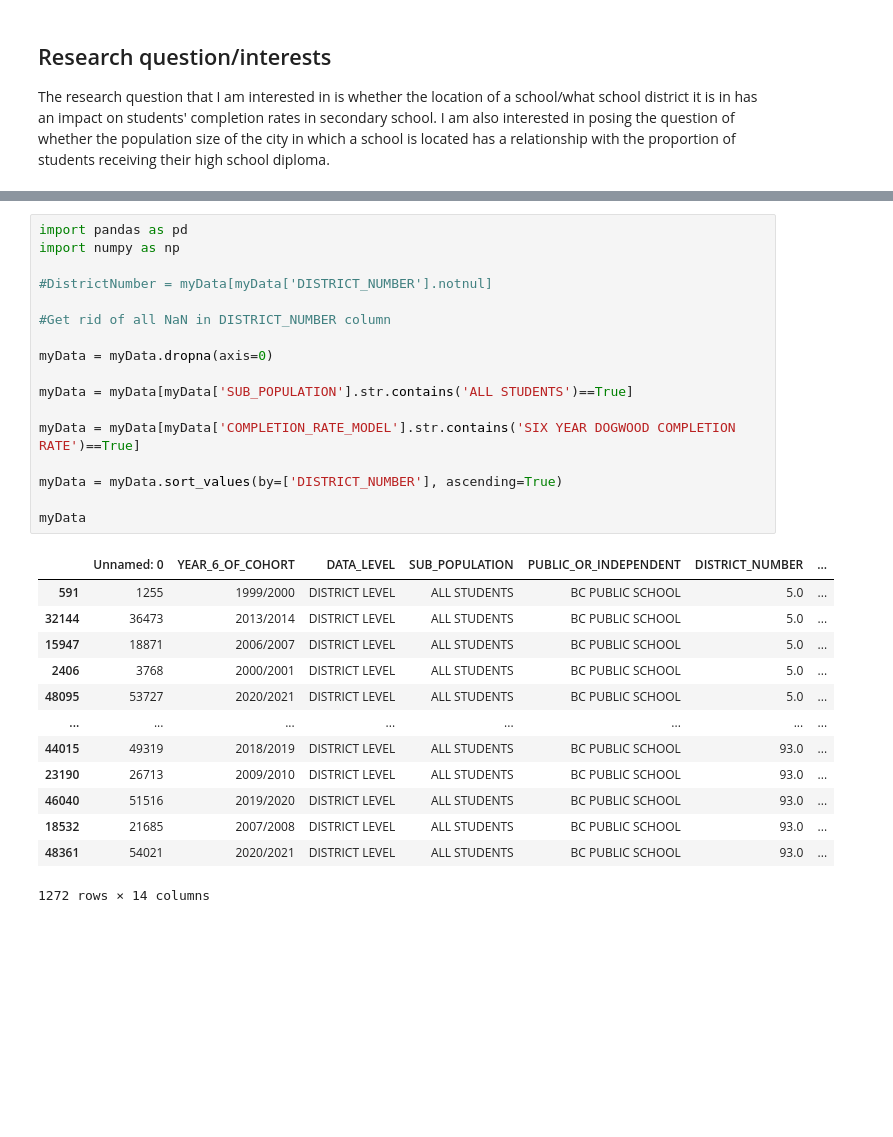
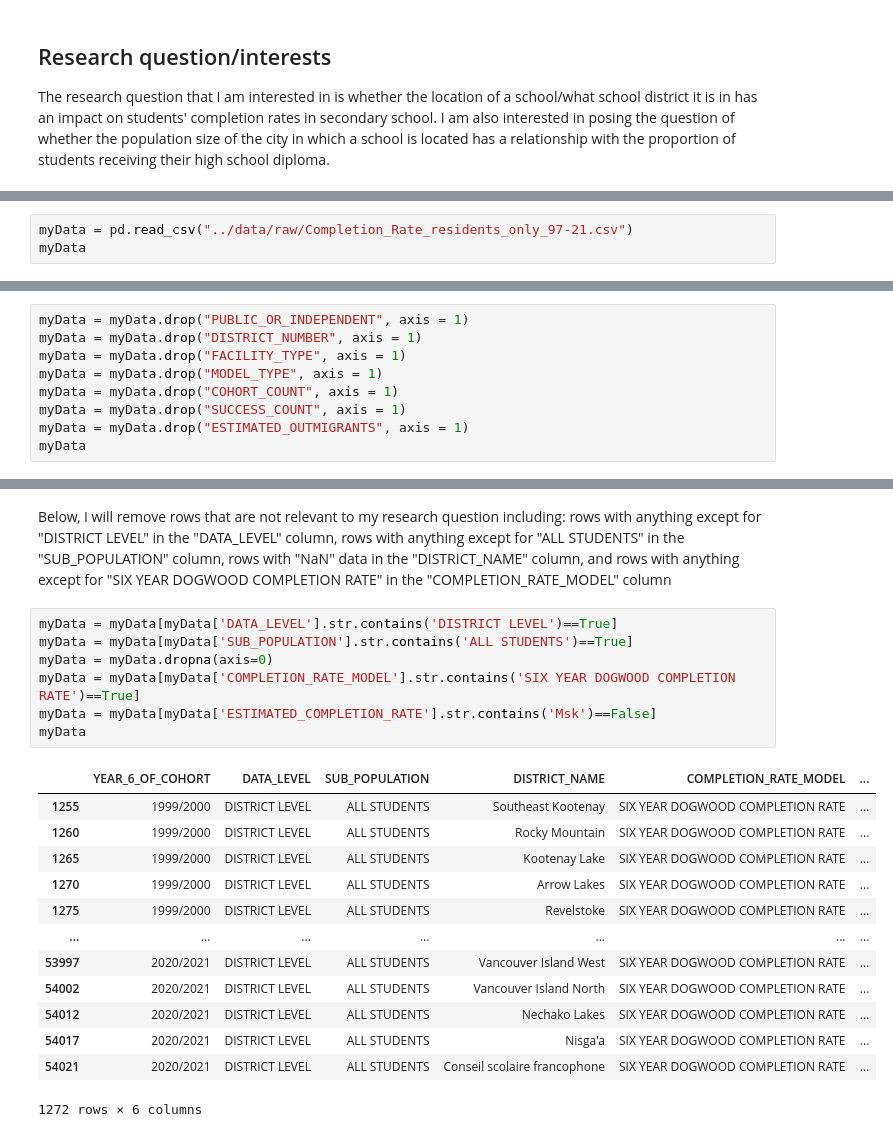
Before and after one commit to ubco-W2022T1-cosc301/project-group19, a Jupyter notebook: notebooks/analysis2.ipynb, the cells around one changed output, grey strips where cells are left out. Saved outputs shown, nothing was run; the diff lists cells and outputs as text; blank space fills up the shorter version.

```diff
--- a/notebooks/analysis2.ipynb
+++ b/notebooks/analysis2.ipynb
@@ -25,0 +12,3 @@ myData
+# %%
+myData = pd.read_csv("../data/raw/Completion_Rate_residents_only_97-21.csv")
+myData
@@ -25,0 +206,9 @@ myData
+# %%
+myData = myData.drop("PUBLIC_OR_INDEPENDENT", axis = 1)
+myData = myData.drop("DISTRICT_NUMBER", axis = 1)
+myData = myData.drop("FACILITY_TYPE", axis = 1)
+myData = myData.drop("MODEL_TYPE", axis = 1)
+myData = myData.drop("COHORT_COUNT", axis = 1)
+myData = myData.drop("SUCCESS_COUNT", axis = 1)
+myData = myData.drop("ESTIMATED_OUTMIGRANTS", axis = 1)
+myData
@@ -26,31 +229,27 @@ myData
+# %% [markdown]
+Below, I will remove rows that are not relevant to my research question including:
+rows with anything except for "DISTRICT LEVEL" in the "DATA_LEVEL" column,
+rows with anything except for "ALL STUDENTS" in the "SUB_POPULATION" column,
+rows with "NaN" data in the "DISTRICT_NAME" column, and
+rows with anything except for "SIX YEAR DOGWOOD COMPLETION RATE" in the "COMPLETION_RATE_MODEL" column
 # %%
-import pandas as pd
-import numpy as np
-
-#DistrictNumber = myData[myData['DISTRICT_NUMBER'].notnul]
-
-#Get rid of all NaN in DISTRICT_NUMBER column
-
+myData = myData[myData['DATA_LEVEL'].str.contains('DISTRICT LEVEL')==True]
+myData = myData[myData['SUB_POPULATION'].str.contains('ALL STUDENTS')==True]
 myData = myData.dropna(axis=0)
-
-myData = myData[myData['SUB_POPULATION'].str.contains('ALL STUDENTS')==True]
-
 myData = myData[myData['COMPLETION_RATE_MODEL'].str.contains('SIX YEAR DOGWOOD COMPLETION RATE')==True]
-
-myData = myData.sort_values(by=['DISTRICT_NUMBER'], ascending=True)
-
+myData = myData[myData['ESTIMATED_COMPLETION_RATE'].str.contains('Msk')==False]
 myData
 # %% [output]
-|  | Unnamed: 0 | YEAR_6_OF_COHORT | DATA_LEVEL | SUB_POPULATION | PUBLIC_OR_INDEPENDENT | DISTRICT_NUMBER | ... |
-| 591 | 1255 | 1999/2000 | DISTRICT LEVEL | ALL STUDENTS | BC PUBLIC SCHOOL | 5.0 | ... |
-| 32144 | 36473 | 2013/2014 | DISTRICT LEVEL | ALL STUDENTS | BC PUBLIC SCHOOL | 5.0 | ... |
-| 15947 | 18871 | 2006/2007 | DISTRICT LEVEL | ALL STUDENTS | BC PUBLIC SCHOOL | 5.0 | ... |
-| 2406 | 3768 | 2000/2001 | DISTRICT LEVEL | ALL STUDENTS | BC PUBLIC SCHOOL | 5.0 | ... |
-| 48095 | 53727 | 2020/2021 | DISTRICT LEVEL | ALL STUDENTS | BC PUBLIC SCHOOL | 5.0 | ... |
-| ... | ... | ... | ... | ... | ... | ... | ... |
-| 44015 | 49319 | 2018/2019 | DISTRICT LEVEL | ALL STUDENTS | BC PUBLIC SCHOOL | 93.0 | ... |
-| 23190 | 26713 | 2009/2010 | DISTRICT LEVEL | ALL STUDENTS | BC PUBLIC SCHOOL | 93.0 | ... |
-| 46040 | 51516 | 2019/2020 | DISTRICT LEVEL | ALL STUDENTS | BC PUBLIC SCHOOL | 93.0 | ... |
-| 18532 | 21685 | 2007/2008 | DISTRICT LEVEL | ALL STUDENTS | BC PUBLIC SCHOOL | 93.0 | ... |
-| 48361 | 54021 | 2020/2021 | DISTRICT LEVEL | ALL STUDENTS | BC PUBLIC SCHOOL | 93.0 | ... |
+|  | YEAR_6_OF_COHORT | DATA_LEVEL | SUB_POPULATION | DISTRICT_NAME | COMPLETION_RATE_MODEL | ... |
+| 1255 | 1999/2000 | DISTRICT LEVEL | ALL STUDENTS | Southeast Kootenay | SIX YEAR DOGWOOD COMPLETION RATE | ... |
+| 1260 | 1999/2000 | DISTRICT LEVEL | ALL STUDENTS | Rocky Mountain | SIX YEAR DOGWOOD COMPLETION RATE | ... |
+| 1265 | 1999/2000 | DISTRICT LEVEL | ALL STUDENTS | Kootenay Lake | SIX YEAR DOGWOOD COMPLETION RATE | ... |
+| 1270 | 1999/2000 | DISTRICT LEVEL | ALL STUDENTS | Arrow Lakes | SIX YEAR DOGWOOD COMPLETION RATE | ... |
+| 1275 | 1999/2000 | DISTRICT LEVEL | ALL STUDENTS | Revelstoke | SIX YEAR DOGWOOD COMPLETION RATE | ... |
+| ... | ... | ... | ... | ... | ... | ... |
+| 53997 | 2020/2021 | DISTRICT LEVEL | ALL STUDENTS | Vancouver Island West | SIX YEAR DOGWOOD COMPLETION RATE | ... |
+| 54002 | 2020/2021 | DISTRICT LEVEL | ALL STUDENTS | Vancouver Island North | SIX YEAR DOGWOOD COMPLETION RATE | ... |
+| 54012 | 2020/2021 | DISTRICT LEVEL | ALL STUDENTS | Nechako Lakes | SIX YEAR DOGWOOD COMPLETION RATE | ... |
+| 54017 | 2020/2021 | DISTRICT LEVEL | ALL STUDENTS | Nisga'a | SIX YEAR DOGWOOD COMPLETION RATE | ... |
+| 54021 | 2020/2021 | DISTRICT LEVEL | ALL STUDENTS | Conseil scolaire francophone | SIX YEAR DOGWOOD COMPLETION RATE | ... |
-1272 rows × 14 columns
+1272 rows × 6 columns
```
Also changed, not shown: parts of 45 cells of this notebook, 2 other files.
